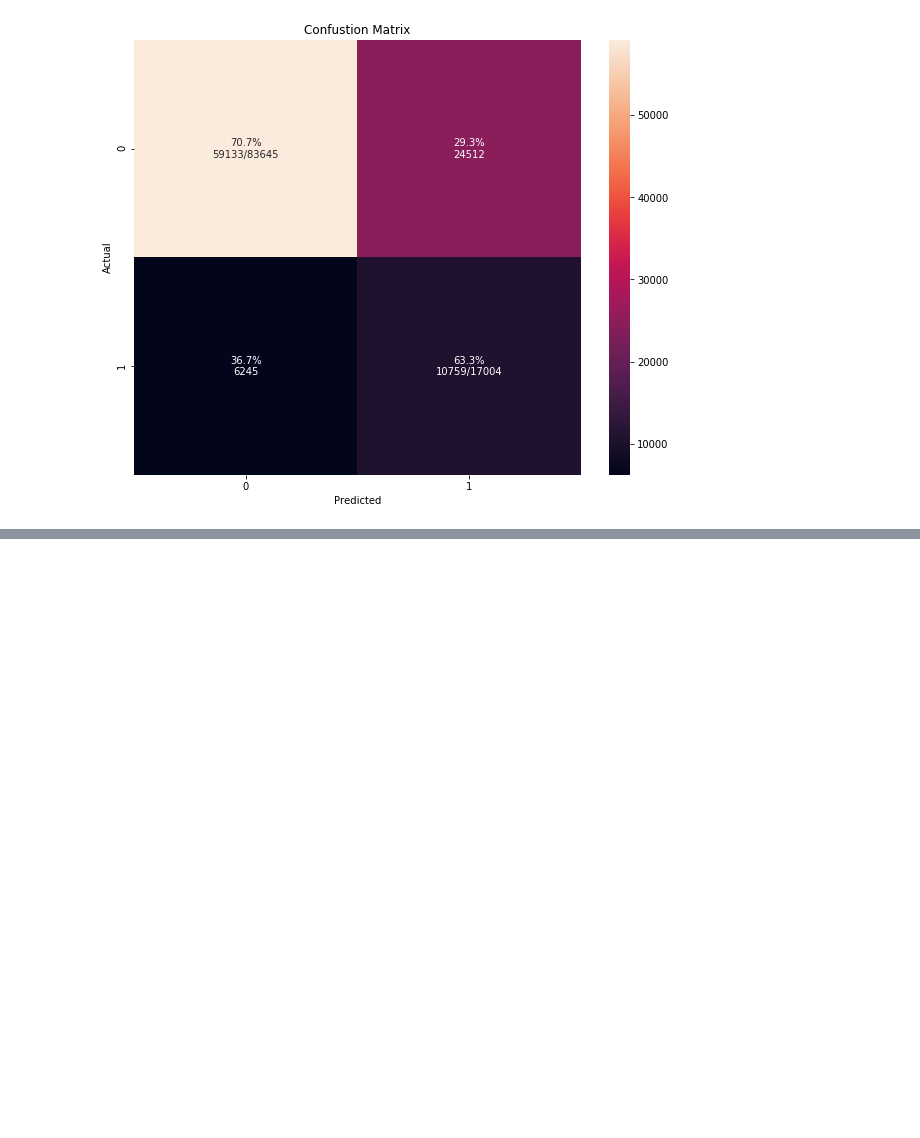
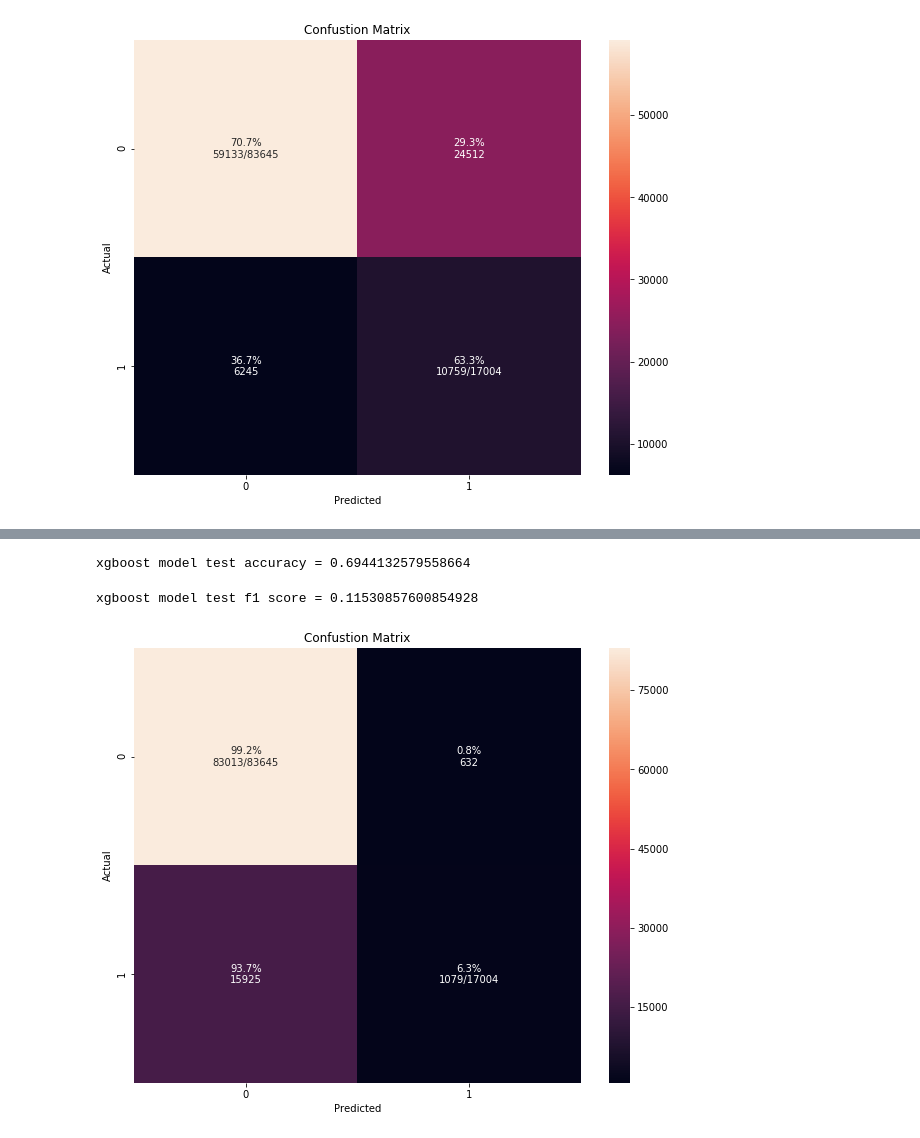
Before and after one commit to ppetruneac/ctr-prediction, a Jupyter notebook: CTR_prediction.ipynb, the cells around one changed output, grey strips where cells are left out. Saved outputs shown, nothing was run; the diff lists cells and outputs as text; code cells hidden in the pictures; blank space fills up the shorter version.

Commit message:
xgboost with default parameters performs worse than glm

```diff
--- a/CTR_prediction.ipynb
+++ b/CTR_prediction.ipynb
@@ -550,0 +555,17 @@ Next steps:
+# %%
+# param = {"ntrees" : 50
+#     , "max_depth" : 6
+#     , "learn_rate" : 0.3
+#     , "sample_rate" : 1
+#     , "col_sample_rate_per_tree" : 0.9
+#     , "min_rows" : 5
+#     , "seed": 42
+#     , "score_tree_interval": 100
+# }
+
+# Using default parameters: 50 trees, depth = 6; learning rate = 0.3; min_rows = 1; cat features --> one hot encoding.
+
+from h2o.estimators import H2OXGBoostEstimator
+xgboost_model = H2OXGBoostEstimator()
+
+xgboost_model.train(x_cols, y_cols, training_frame=train, validation_frame=val)
@@ -550,0 +574,5 @@ Next steps:
+# %%
+# Get the predictions on test dataset
+predictions = xgboost_model.predict(test_data=test)
+predictions = round(predictions['predict'].as_data_frame())
+predictions.head()
@@ -550,0 +587,19 @@ Next steps:
+# %%
+from sklearn.metrics import accuracy_score
+
+xgboost_model_test_acc = accuracy_score(test['click'].as_data_frame().as_matrix(), predictions['predict'].as_matrix())
+print('xgboost model test accuracy = {}'.format(glm_model_test_acc))
+# %% [output]
+xgboost model test accuracy = 0.6944132579558664
+# %%
+from sklearn.metrics import f1_score
+
+xgboost_f1 = f1_score(test['click'].as_data_frame().as_matrix(), predictions['predict'].as_matrix())
+
+print('xgboost model test f1 score = {}'.format(xgboost_f1))
+# %% [output]
+xgboost model test f1 score = 0.11530857600854928
+# %%
+plot_confusion_matrix(test['click'].as_data_frame().as_matrix(), predictions['predict'].as_matrix(), 'filename', [0, 1], ymap=None, figsize=(10,8))
+# %% [output]
+[figure, added]
```
Also changed, not shown: parts of 5 cells of this notebook.
